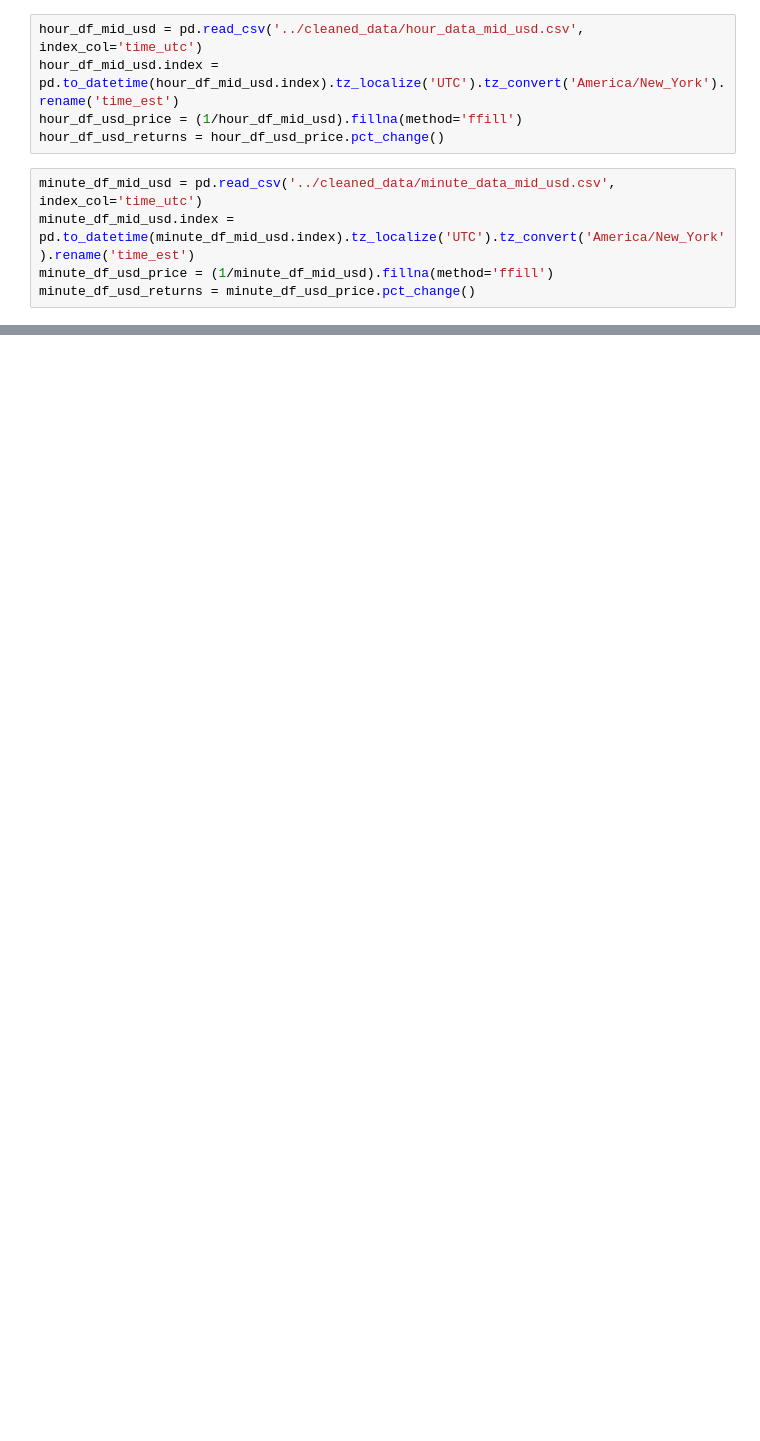
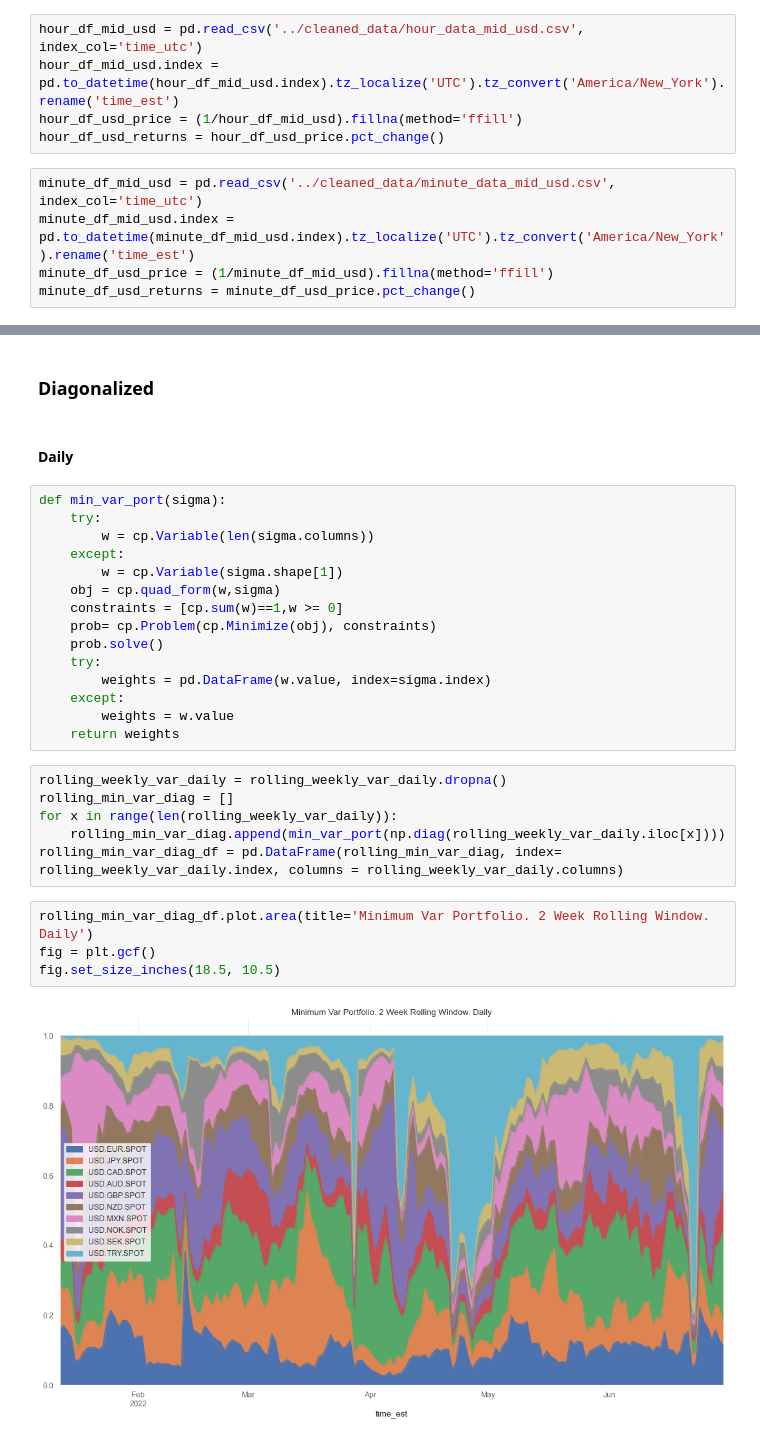
Before and after one commit to thEKurz/Reinforcment_Learning_FX, a Jupyter notebook: basics.ipynb, the cells around one changed output, grey strips where cells are left out. Drawn from its saved outputs; the diff is of its cells as text; blank space fills up the shorter version.

```diff
--- a/basics.ipynb
+++ b/basics.ipynb
@@ -44,0 +46,31 @@ fig.set_size_inches(18.5, 10.5)
+# %% [markdown]
+### Diagonalized
+# %% [markdown]
+#### Daily
+# %%
+def min_var_port(sigma):
+    try:
+        w = cp.Variable(len(sigma.columns))
+    except:
+        w = cp.Variable(sigma.shape[1])
+    obj = cp.quad_form(w,sigma)
+    constraints = [cp.sum(w)==1,w >= 0]
+    prob= cp.Problem(cp.Minimize(obj), constraints)
+    prob.solve()
+    try:
+        weights = pd.DataFrame(w.value, index=sigma.index)
+    except:
+        weights = w.value
+    return weights
+# %%
+rolling_weekly_var_daily = rolling_weekly_var_daily.dropna()
+rolling_min_var_diag = []
+for x in range(len(rolling_weekly_var_daily)):
+    rolling_min_var_diag.append(min_var_port(np.diag(rolling_weekly_var_daily.iloc[x])))
+rolling_min_var_diag_df = pd.DataFrame(rolling_min_var_diag, index= rolling_weekly_var_daily.index, columns = rolling_weekly_var_daily.columns)
+# %%
+rolling_min_var_diag_df.plot.area(title='Minimum Var Portfolio. 2 Week Rolling Window. Daily')
+fig = plt.gcf()
+fig.set_size_inches(18.5, 10.5)
+# %% [output]
+[figure, added]
```
Also changed, not shown: parts of 16 cells of this notebook, 13 other files.
